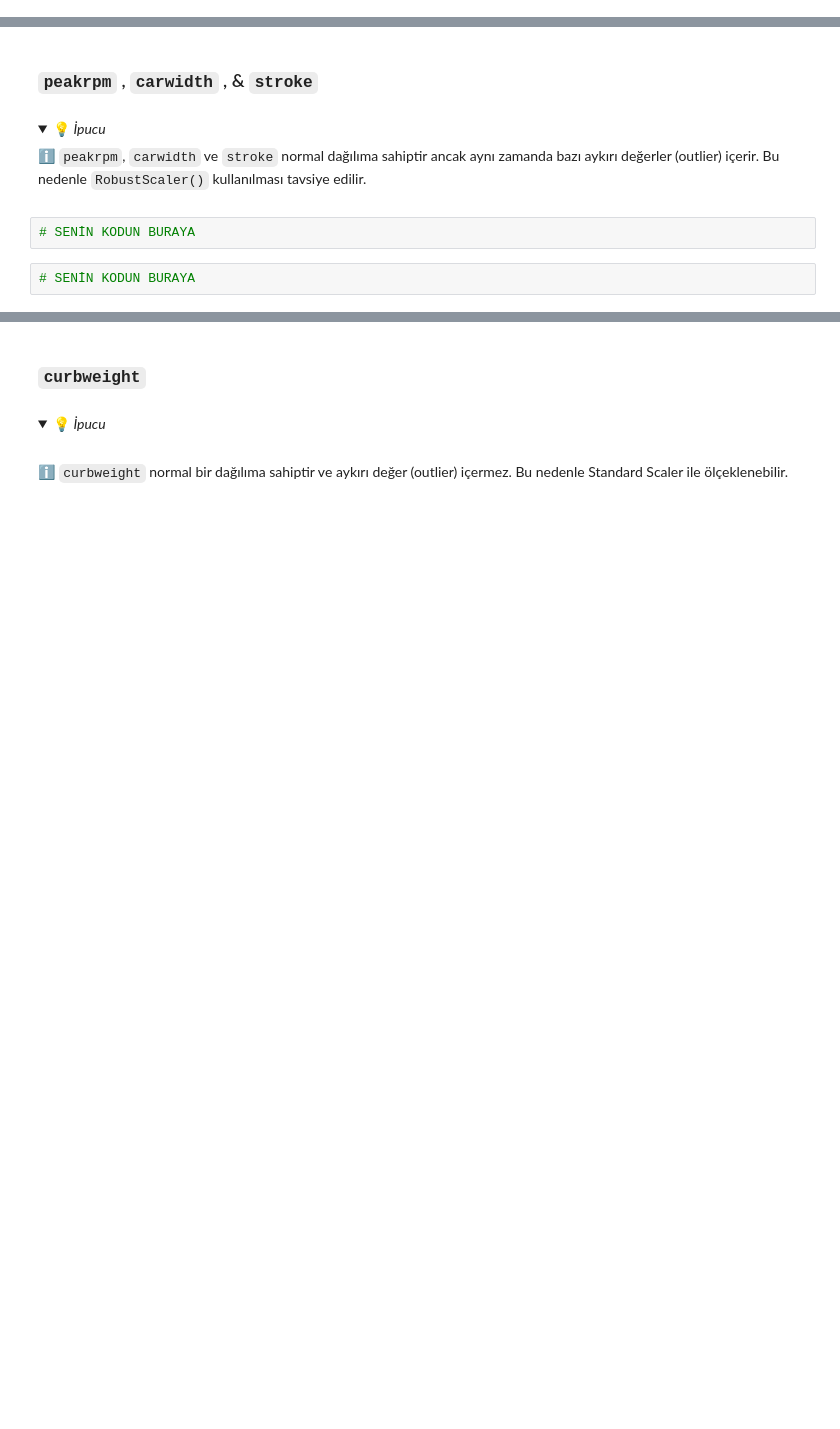
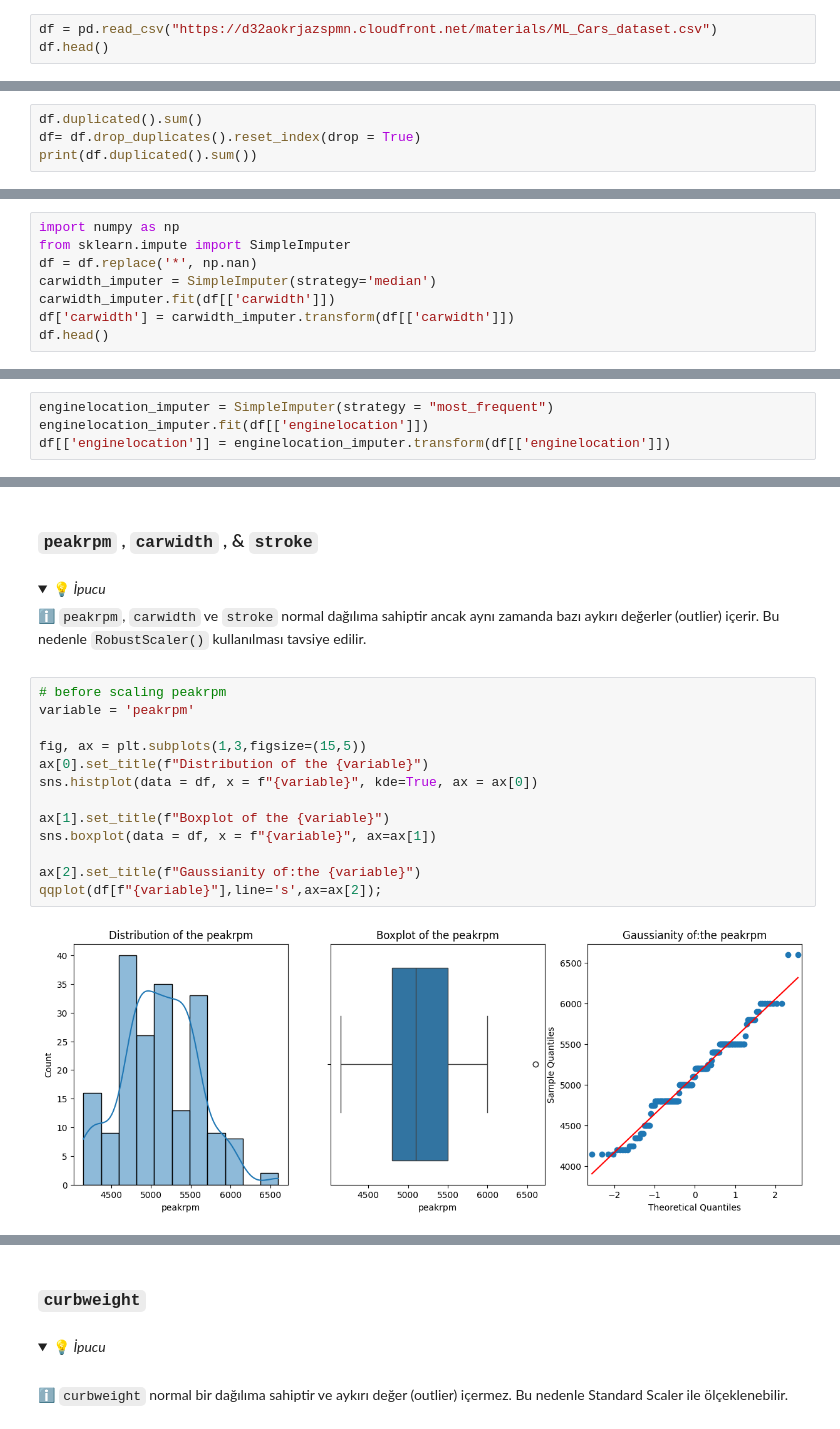
Before and after one commit to MerveDemirci034/S16D2-S-Data-car-prices, a Jupyter notebook: Car-Prices.ipynb, the cells around one changed output, grey strips where cells are left out. Drawn from its saved outputs; the diff is of its cells as text; folded sections open; blank space fills up the shorter version.

```diff
--- a/Car-Prices.ipynb
+++ b/Car-Prices.ipynb
@@ -21,0 +20,3 @@ url = "https://d32aokrjazspmn.cloudfront.net/materials/ML_Cars_dataset.csv"
+# %%
+df = pd.read_csv("https://d32aokrjazspmn.cloudfront.net/materials/ML_Cars_dataset.csv")
+df.head()
@@ -31,0 +38,4 @@ url = "https://d32aokrjazspmn.cloudfront.net/materials/ML_Cars_dataset.csv"
+# %%
+df.duplicated().sum()
+df= df.drop_duplicates().reset_index(drop = True)
+print(df.duplicated().sum())
@@ -47,0 +69,8 @@ url = "https://d32aokrjazspmn.cloudfront.net/materials/ML_Cars_dataset.csv"
+# %%
+import numpy as np
+from sklearn.impute import SimpleImputer
+df = df.replace('*', np.nan)
+carwidth_imputer = SimpleImputer(strategy='median')
+carwidth_imputer.fit(df[['carwidth']])
+df['carwidth'] = carwidth_imputer.transform(df[['carwidth']])
+df.head()
@@ -58,3 +92,7 @@ url = "https://d32aokrjazspmn.cloudfront.net/materials/ML_Cars_dataset.csv"
+# %%
+enginelocation_imputer = SimpleImputer(strategy = "most_frequent")
+enginelocation_imputer.fit(df[['enginelocation']])
+df[['enginelocation']] = enginelocation_imputer.transform(df[['enginelocation']])
 # %% [markdown]
 🧪 **Kodunu test et**
 # %%
@@ -90,7 +168,18 @@ Dönüştürülmüş değerlerle orijinal sütunları değiştirin.
 
 ℹ️ <code>peakrpm</code>, <code>carwidth</code> ve <code>stroke</code> normal dağılıma sahiptir ancak aynı zamanda bazı aykırı değerler (outlier) içerir. Bu nedenle `RobustScaler()` kullanılması tavsiye edilir.
 </details>
-# %%
-# SENİN KODUN BURAYA
-# %%
-# SENİN KODUN BURAYA
+# %%
+# before scaling peakrpm
+variable = 'peakrpm'
+
+fig, ax = plt.subplots(1,3,figsize=(15,5))
+ax[0].set_title(f"Distribution of the {variable}")
+sns.histplot(data = df, x = f"{variable}", kde=True, ax = ax[0])
+
+ax[1].set_title(f"Boxplot of the {variable}")
+sns.boxplot(data = df, x = f"{variable}", ax=ax[1])
+
+ax[2].set_title(f"Gaussianity of:the {variable}")
+qqplot(df[f"{variable}"],line='s',ax=ax[2]);
+# %% [output]
+[figure, added]
```
Also changed, not shown: parts of 59 cells of this notebook.
